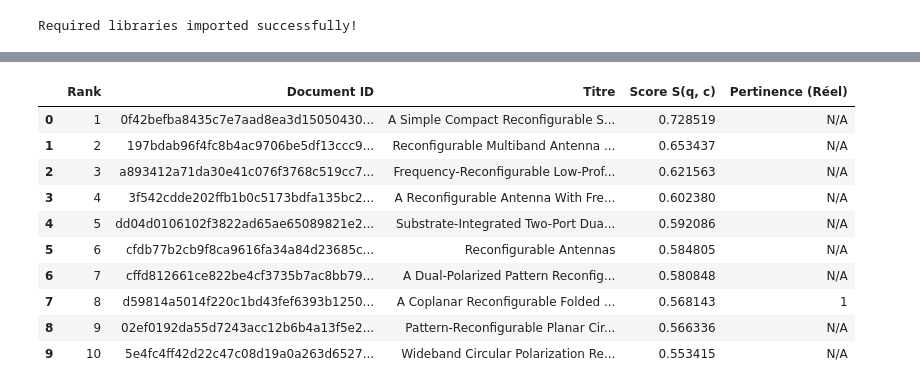
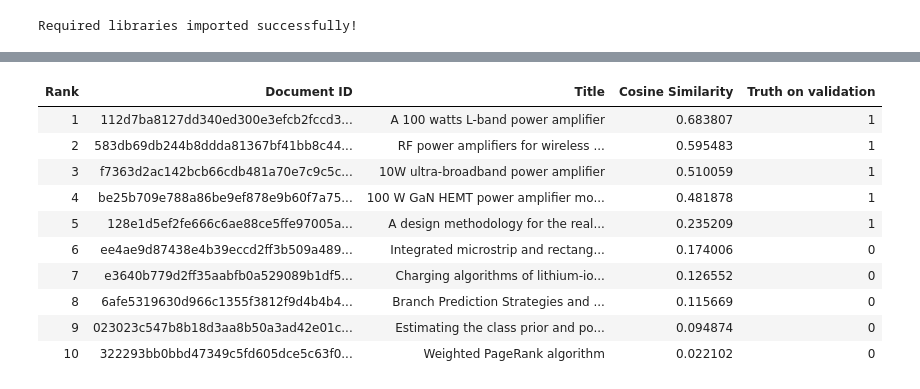
Before and after one commit to Louisdlms/CL-DS-Moteur_De_Recherche, a Jupyter notebook: solution.ipynb, the cells around one changed output, grey strips where cells are left out. Saved outputs shown, nothing was run; the diff lists cells and outputs as text; code cells hidden in the pictures.

Commit message:
modèle dense et analyses fonctionelles

```diff
--- a/solution.ipynb
+++ b/solution.ipynb
@@ -453,57 +432,11 @@ Embeddings du corpus chargés. Taille : (25657, 384)
 # %%
-from sklearn.metrics.pairwise import cosine_similarity
+# Tester le moteur
+query_id = list(qrels_valid.keys())[42]
+q_doc = queries.get(query_id)
+query_example_text = q_doc['text']
 
-def retrieve_top_k_dense(query_id: str, query_text: str, model: SentenceTransformer, corpus_embeddings: np.ndarray, corpus_ids: List[str], qrels: Dict[str, Dict[str, int]], k: int = 10) -> pd.DataFrame:
-    """
-    Implémente le moteur de recherche basé sur les embeddings (approche dense).
-    """
-    # 1. Construire le vecteur requête (q)
-    # Encodage de la requête (Titre + Abstract si disponible)
-    q_embedding = model.encode([query_text], convert_to_numpy=True)
+print(f"Requête : {query_example_text}")
 
-    # 2. Calculer le score S(q, c) pour tous les documents c du corpus
-    # Utilisation de la similarité cosinus entre le vecteur requête et la matrice du corpus
-    scores = cosine_similarity(q_embedding, corpus_embeddings).flatten()
-
-    # 3. Trier les résultats
-    top_k_indices = np.argsort(scores)[::-1][:k]
-
-    # 4. Construire le résultat avec la pertinence réelle
-    results = []
-    qrel_candidates = qrels.get(query_id, {})
-
-    for rank, idx in enumerate(top_k_indices):
-        doc_id = corpus_ids[idx]
-        doc = corpus[doc_id]
-
-        relevance_score = qrel_candidates.get(doc_id, 'N/A')
-
-        results.append({
-            'Rank': rank + 1,
-            'Document ID': doc_id,
-            'Titre': doc['title'],
-            'Score S(q, c)': scores[idx],
-            'Pertinence (Réel)': relevance_score
-        })
-
-    return pd.DataFrame(results)
-
-# Tester le moteur avec une requête de validation
-# Réutilisation de la requête test définie précédemment (query_id_test)
-q_doc_test = queries.get(query_id) or corpus.get(query_id)
-query_text_test_dense = f"{q_doc_test['text']}. {q_doc_test.get('abstract', '')}"
-
-print(f"\n### Test du Moteur de Recherche (Approche Dense) ###")
-print(f"Requête pour affichage : **{q_doc_test['text']}** (ID: {query_id})")
-
-top_results_dense_df = retrieve_top_k_dense(
-    query_id=query_id,
-    query_text=query_text_test_dense,
-    model=model,
-    corpus_embeddings=corpus_embeddings,
-    corpus_ids=corpus_ids,
-    qrels=qrels_valid,
-    k=10
-)
-display(top_results_dense_df.style.set_caption("Résultats Top 10 (Embeddings Denses)"))
+top_results_df = retrieve_top_k(query_id, model, corpus_embeddings, queries, corpus,  k=10,  dense = True)
+display(top_results_df.style.hide(axis = 'index').set_caption("Résultats Top 7 (CountVectorizer)"))
 # %% [output]
@@ -513,12 +445,12 @@ Résultats Top 10 (Embeddings Denses)
-|  | Rank | Document ID | Titre | Score S(q, c) | Pertinence (Réel) |
-| 0 | 1 | 0f42befba8435c7e7aad8ea3d15050430... | A Simple Compact Reconfigurable S... | 0.728519 | N/A |
-| 1 | 2 | 197bdab96f4fc8b4ac9706be5df13ccc9... | Reconfigurable Multiband Antenna ... | 0.653437 | N/A |
-| 2 | 3 | a893412a71da30e41c076f3768c519cc7... | Frequency-Reconfigurable Low-Prof... | 0.621563 | N/A |
-| 3 | 4 | 3f542cdde202ffb1b0c5173bdfa135bc2... | A Reconfigurable Antenna With Fre... | 0.602380 | N/A |
-| 4 | 5 | dd04d0106102f3822ad65ae65089821e2... | Substrate-Integrated Two-Port Dua... | 0.592086 | N/A |
-| 5 | 6 | cfdb77b2cb9f8ca9616fa34a84d23685c... | Reconfigurable Antennas | 0.584805 | N/A |
-| 6 | 7 | cffd812661ce822be4cf3735b7ac8bb79... | A Dual-Polarized Pattern Reconfig... | 0.580848 | N/A |
-| 7 | 8 | d59814a5014f220c1bd43fef6393b1250... | A Coplanar Reconfigurable Folded ... | 0.568143 | 1 |
-| 8 | 9 | 02ef0192da55d7243acc12b6b4a13f5e2... | Pattern-Reconfigurable Planar Cir... | 0.566336 | N/A |
-| 9 | 10 | 5e4fc4ff42d22c47c08d19a0a263d6527... | Wideband Circular Polarization Re... | 0.553415 | N/A |
+| Rank | Document ID | Title | Cosine Similarity | Truth on validation |
+| 1 | 112d7ba8127dd340ed300e3efcb2fccd3... | A 100 watts L-band power amplifier | 0.683807 | 1 |
+| 2 | 583db69db244b8ddda81367bf41bb8c44... | RF power amplifiers for wireless ... | 0.595483 | 1 |
+| 3 | f7363d2ac142bcb66cdb481a70e7c9c5c... | 10W ultra-broadband power amplifier | 0.510059 | 1 |
+| 4 | be25b709e788a86be9ef878e9b60f7a75... | 100 W GaN HEMT power amplifier mo... | 0.481878 | 1 |
+| 5 | 128e1d5ef2fe666c6ae88ce5ffe97005a... | A design methodology for the real... | 0.235209 | 1 |
+| 6 | ee4ae9d87438e4b39eccd2ff3b509a489... | Integrated microstrip and rectang... | 0.174006 | 0 |
+| 7 | e3640b779d2ff35aabfb0a529089b1df5... | Charging algorithms of lithium-io... | 0.126552 | 0 |
+| 8 | 6afe5319630d966c1355f3812f9d4b4b4... | Branch Prediction Strategies and ... | 0.115669 | 0 |
+| 9 | 023023c547b8b18d3aa8b50a3ad42e01c... | Estimating the class prior and po... | 0.094874 | 0 |
+| 10 | 322293bb0bbd47349c5fd605dce5c63f0... | Weighted PageRank algorithm | 0.022102 | 0 |
 # %%
```
Also changed, not shown: parts of 23 cells of this notebook.
